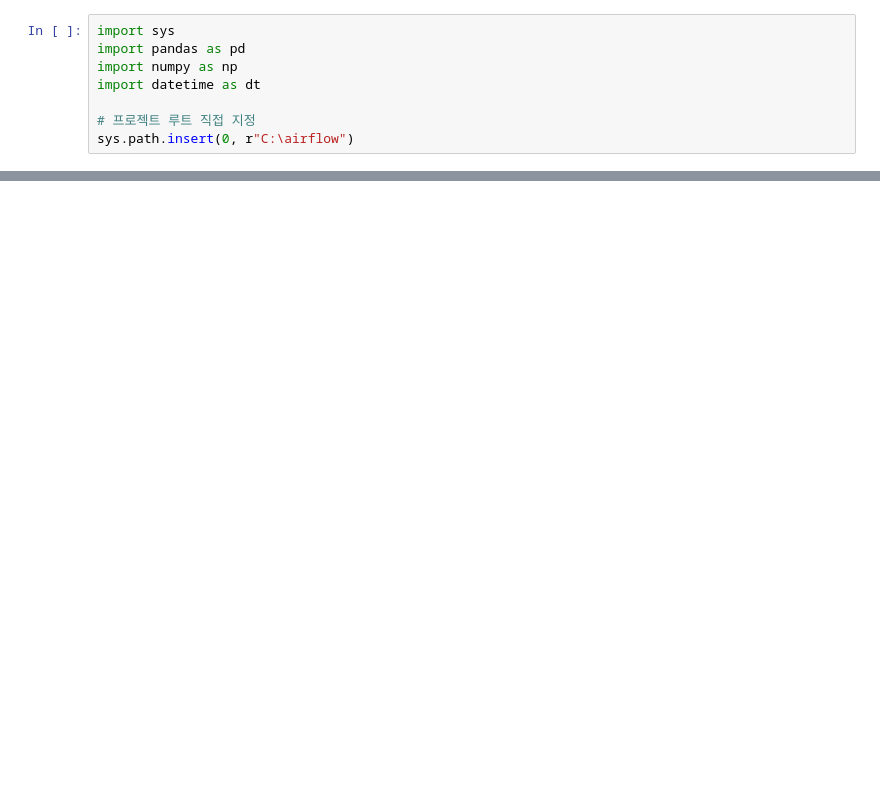
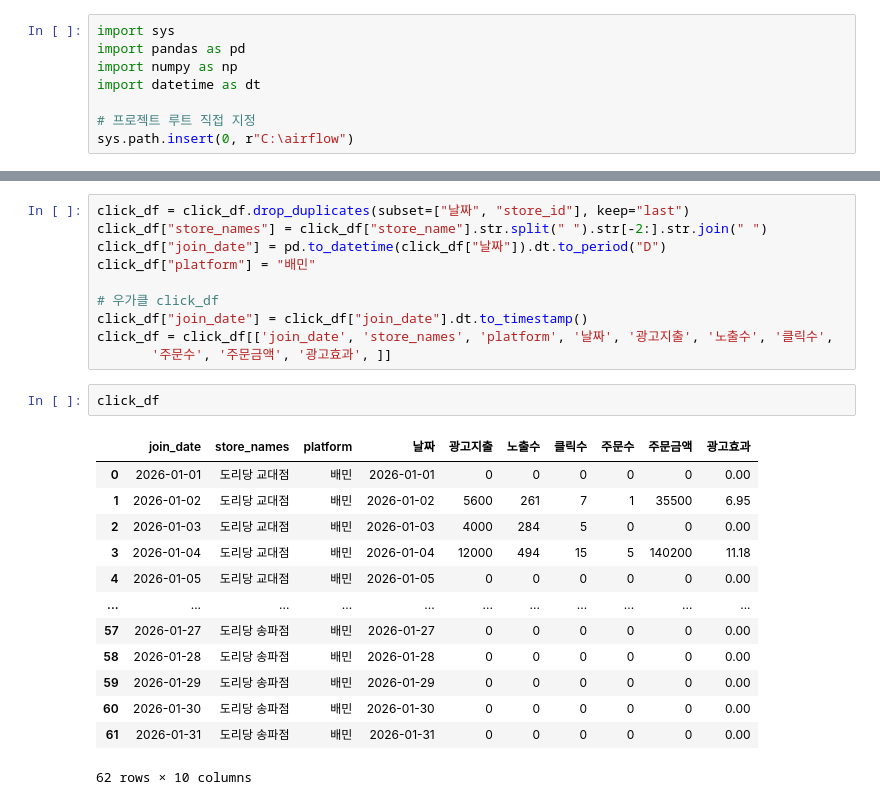
Before and after one commit to doridang001-lab/doridang_airflow, a Jupyter notebook: notebooks/019_영업_마케팅_전처리.ipynb, the cells around one changed output, grey strips where cells are left out. Cells and saved outputs as stored; diff of their text form; blank space fills up the shorter version.

```diff
--- a/notebooks/019_영업_마케팅_전처리.ipynb
+++ b/notebooks/019_영업_마케팅_전처리.ipynb
@@ -8,0 +80,26 @@ sys.path.insert(0, r"C:\airflow")
+# %%
+click_df = click_df.drop_duplicates(subset=["날짜", "store_id"], keep="last")
+click_df["store_names"] = click_df["store_name"].str.split(" ").str[-2:].str.join(" ")
+click_df["join_date"] = pd.to_datetime(click_df["날짜"]).dt.to_period("D")
+click_df["platform"] = "배민"
+
+# 우가클 click_df
+click_df["join_date"] = click_df["join_date"].dt.to_timestamp()
+click_df = click_df[['join_date', 'store_names', 'platform', '날짜', '광고지출', '노출수', '클릭수',
+       '주문수', '주문금액', '광고효과', ]]
+# %%
+click_df
+# %% [output]
+|  | join_date | store_names | platform | 날짜 | 광고지출 | 노출수 | 클릭수 | 주문수 | 주문금액 | 광고효과 |
+| 0 | 2026-01-01 | 도리당 교대점 | 배민 | 2026-01-01 | 0 | 0 | 0 | 0 | 0 | 0.00 |
+| 1 | 2026-01-02 | 도리당 교대점 | 배민 | 2026-01-02 | 5600 | 261 | 7 | 1 | 35500 | 6.95 |
+| 2 | 2026-01-03 | 도리당 교대점 | 배민 | 2026-01-03 | 4000 | 284 | 5 | 0 | 0 | 0.00 |
+| 3 | 2026-01-04 | 도리당 교대점 | 배민 | 2026-01-04 | 12000 | 494 | 15 | 5 | 140200 | 11.18 |
+| 4 | 2026-01-05 | 도리당 교대점 | 배민 | 2026-01-05 | 0 | 0 | 0 | 0 | 0 | 0.00 |
+| ... | ... | ... | ... | ... | ... | ... | ... | ... | ... | ... |
+| 57 | 2026-01-27 | 도리당 송파점 | 배민 | 2026-01-27 | 0 | 0 | 0 | 0 | 0 | 0.00 |
+| 58 | 2026-01-28 | 도리당 송파점 | 배민 | 2026-01-28 | 0 | 0 | 0 | 0 | 0 | 0.00 |
+| 59 | 2026-01-29 | 도리당 송파점 | 배민 | 2026-01-29 | 0 | 0 | 0 | 0 | 0 | 0.00 |
+| 60 | 2026-01-30 | 도리당 송파점 | 배민 | 2026-01-30 | 0 | 0 | 0 | 0 | 0 | 0.00 |
+| 61 | 2026-01-31 | 도리당 송파점 | 배민 | 2026-01-31 | 0 | 0 | 0 | 0 | 0 | 0.00 |
+62 rows × 10 columns
```
Also changed, not shown: parts of 35 cells of this notebook, 8 other files.
